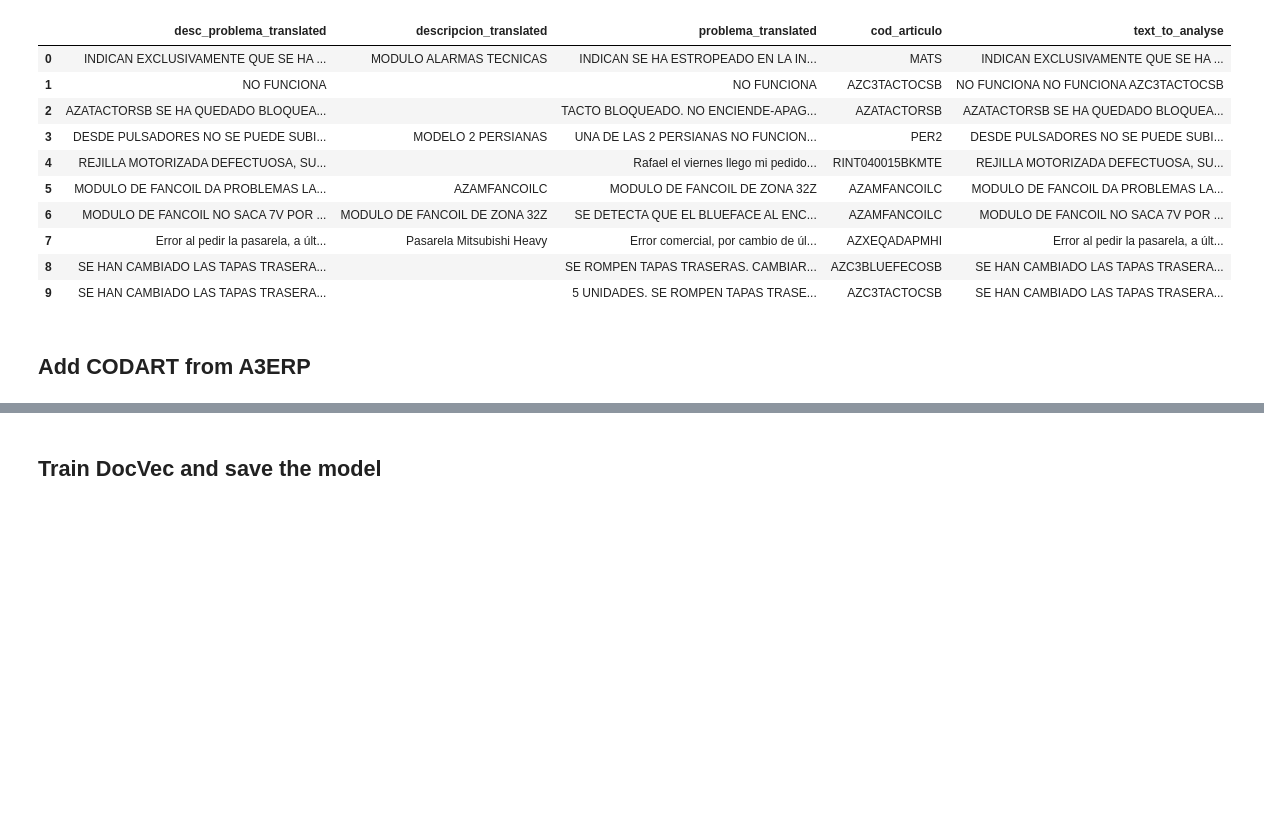
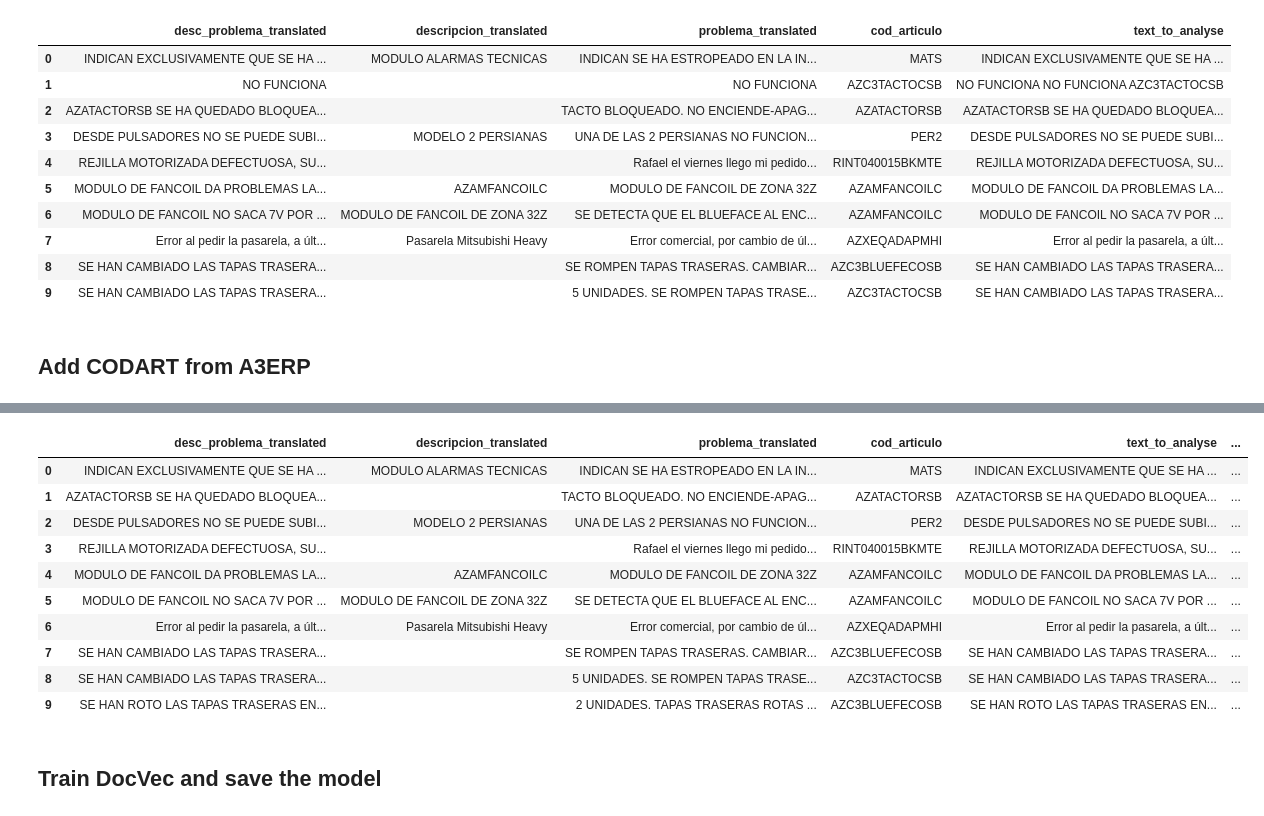
Before and after one commit to voliveira-airzonecontrol/myzone, a Jupyter notebook: EDA/MyZone-DefectClassification-Doc2Vec-v2.ipynb, the cells around one changed output, grey strips where cells are left out. Cells and saved outputs as stored; diff of their text form; code cells hidden in the pictures; blank space fills up the shorter version.

```diff
--- a/EDA/MyZone-DefectClassification-Doc2Vec-v2.ipynb
+++ b/EDA/MyZone-DefectClassification-Doc2Vec-v2.ipynb
@@ -262,0 +316,11 @@ text_to_analyse = text_to_analyse.merge(articulos, left_on='cod_articulo', right
+# %%
+# Fill NA with 0
+text_to_analyse.fillna("0", inplace=True)
+# %%
+# Clean the text_to_analyse dataframe
+text_to_analyse = text_to_analyse[text_to_analyse['CODART_A3'] != '0']
+text_to_analyse = text_to_analyse[text_to_analyse['CODART_A3'].notna()]
+text_to_analyse = text_to_analyse[text_to_analyse['text_to_analyse'].str.len() > 25]
+# Clean rows with only NO FUNCIONA in text_to_analyse
+text_to_analyse = text_to_analyse[text_to_analyse['text_to_analyse'].str.replace('NO FUNCIONA', '').str.len() > 25]
+text_to_analyse.head()
@@ -262,0 +334,4 @@ text_to_analyse = text_to_analyse.merge(articulos, left_on='cod_articulo', right
+# %%
+# Merge the text_to_analyse with the articulos dataframe
+text_to_analyse = text_to_analyse.merge(articulos, left_on='CODART_A3', right_on='CODART', how='left')
+text_to_analyse.head()
@@ -262,0 +345,22 @@ text_to_analyse = text_to_analyse.merge(articulos, left_on='cod_articulo', right
+# %%
+text_to_analyse = text_to_analyse.fillna('')
+text_to_analyse = text_to_analyse.copy()
+text_to_analyse['text_to_analyse'] = text_to_analyse['desc_problema_translated'] + \
+                           ' ' + text_to_analyse['descripcion_translated'] + \
+                           ' ' + text_to_analyse['problema_translated'] + \
+                           ' ' + text_to_analyse['CODART_A3'] + \
+                           ' ' + text_to_analyse['DESCART']
+
+text_to_analyse.head(10)
+# %% [output]
+|  | desc_problema_translated | descripcion_translated | problema_translated | cod_articulo | text_to_analyse | ... |
+| 0 | INDICAN EXCLUSIVAMENTE QUE SE HA ... | MODULO ALARMAS TECNICAS | INDICAN SE HA ESTROPEADO EN LA IN... | MATS | INDICAN EXCLUSIVAMENTE QUE SE HA ... | ... |
+| 1 | AZATACTORSB SE HA QUEDADO BLOQUEA... |  | TACTO BLOQUEADO. NO ENCIENDE-APAG... | AZATACTORSB | AZATACTORSB SE HA QUEDADO BLOQUEA... | ... |
+| 2 | DESDE PULSADORES NO SE PUEDE SUBI... | MODELO 2 PERSIANAS | UNA DE LAS 2 PERSIANAS NO FUNCION... | PER2 | DESDE PULSADORES NO SE PUEDE SUBI... | ... |
+| 3 | REJILLA MOTORIZADA DEFECTUOSA, SU... |  | Rafael el viernes llego mi pedido... | RINT040015BKMTE | REJILLA MOTORIZADA DEFECTUOSA, SU... | ... |
+| 4 | MODULO DE FANCOIL DA PROBLEMAS LA... | AZAMFANCOILC | MODULO DE FANCOIL DE ZONA 32Z | AZAMFANCOILC | MODULO DE FANCOIL DA PROBLEMAS LA... | ... |
+| 5 | MODULO DE FANCOIL NO SACA 7V POR ... | MODULO DE FANCOIL DE ZONA 32Z | SE DETECTA QUE EL BLUEFACE AL ENC... | AZAMFANCOILC | MODULO DE FANCOIL NO SACA 7V POR ... | ... |
+| 6 | Error al pedir la pasarela, a últ... | Pasarela Mitsubishi Heavy | Error comercial, por cambio de úl... | AZXEQADAPMHI | Error al pedir la pasarela, a últ... | ... |
+| 7 | SE HAN CAMBIADO LAS TAPAS TRASERA... |  | SE ROMPEN TAPAS TRASERAS. CAMBIAR... | AZC3BLUEFECOSB | SE HAN CAMBIADO LAS TAPAS TRASERA... | ... |
+| 8 | SE HAN CAMBIADO LAS TAPAS TRASERA... |  | 5 UNIDADES. SE ROMPEN TAPAS TRASE... | AZC3TACTOCSB | SE HAN CAMBIADO LAS TAPAS TRASERA... | ... |
+| 9 | SE HAN ROTO LAS TAPAS TRASERAS EN... |  | 2 UNIDADES. TAPAS TRASERAS ROTAS ... | AZC3BLUEFECOSB | SE HAN ROTO LAS TAPAS TRASERAS EN... | ... |
```
Also changed, not shown: parts of 29 cells of this notebook, 2 other files.
